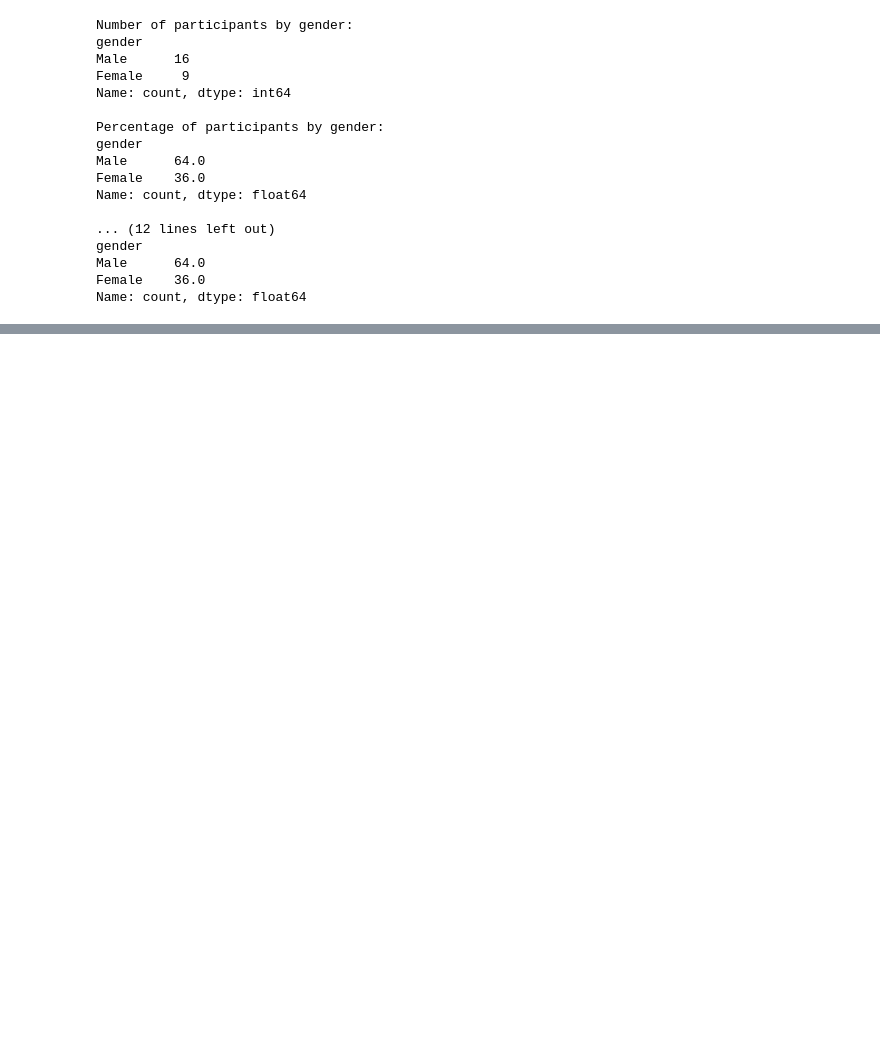
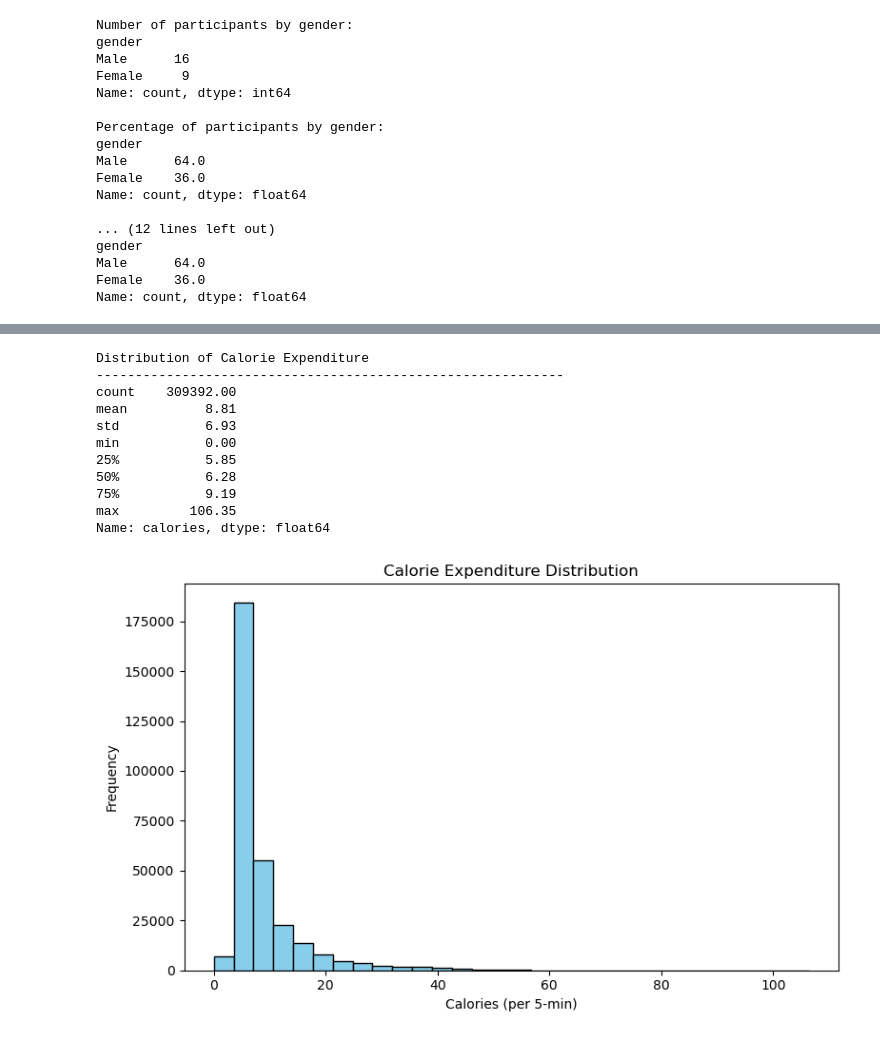
Before and after one commit to msdesh99/Python-Data-Analysis, a Jupyter notebook: Team11_PyQuester_Descriptive_Analysis.ipynb, the cells around one changed output, grey strips where cells are left out. Cells and saved outputs as stored; diff of their text form; code cells hidden in the pictures; blank space fills up the shorter version.

```diff
--- a/Team11_PyQuester_Descriptive_Analysis.ipynb
+++ b/Team11_PyQuester_Descriptive_Analysis.ipynb
@@ -83,0 +163,31 @@ Name: count, dtype: float64
+# %%
+print("\n\nDistribution of Calorie Expenditure")
+print("-" * 60)
+
+# Ensure time column is datetime (optional if not needed for this)
+df['time'] = pd.to_datetime(df['time'], errors='coerce')
+
+# Basic stats
+print(df['calories'].describe().round(2))
+
+# Plot distribution
+plt.figure(figsize=(8,5))
+plt.hist(df['calories'], bins=30, color='skyblue', edgecolor='black')
+plt.title('Calorie Expenditure Distribution')
+plt.xlabel('Calories (per 5-min)')
+plt.ylabel('Frequency')
+plt.tight_layout()
+plt.show()
+# %% [output]
+Distribution of Calorie Expenditure
+------------------------------------------------------------
+count    309392.00
+mean          8.81
+std           6.93
+min           0.00
+25%           5.85
+50%           6.28
+75%           9.19
+max         106.35
+Name: calories, dtype: float64
+[figure, added]
```
Also changed, not shown: parts of 7 cells of this notebook.
